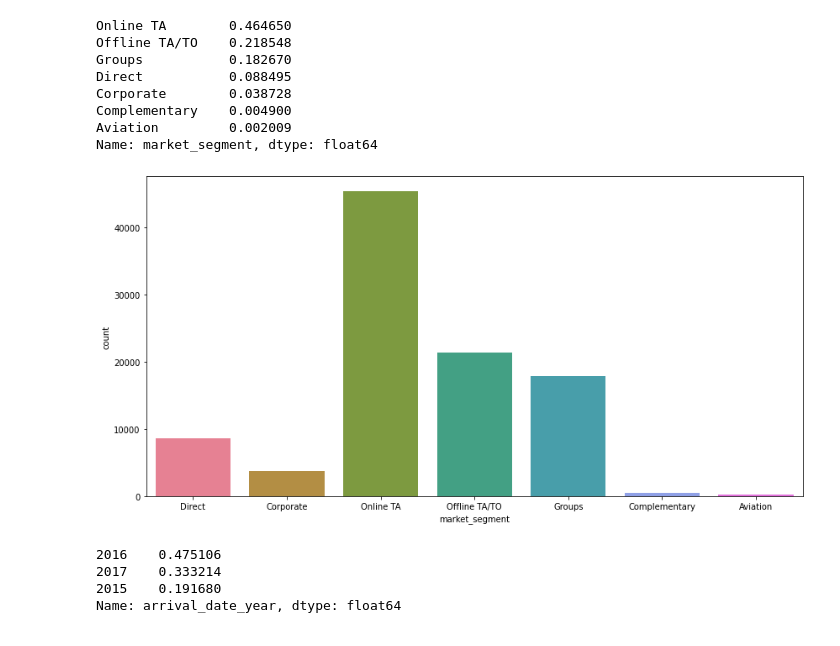
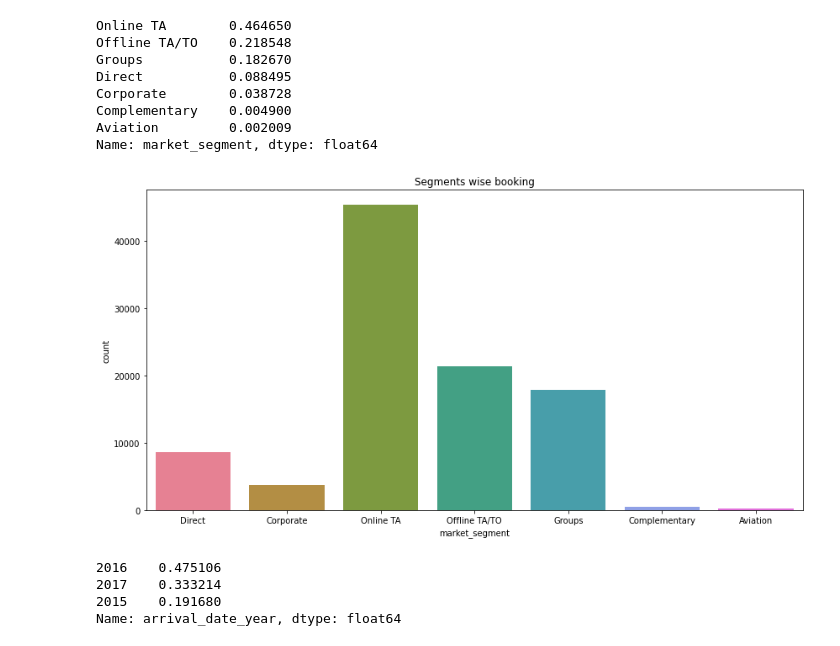
Before and after one commit to UserDs/Hotel-Booking-Analysis, a Jupyter notebook: Hotel_Booking_Analysis.ipynb, the cells around one changed output. Drawn from its saved outputs; the diff is of its cells as text; code cells hidden in the pictures.

```diff
--- a/Hotel_Booking_Analysis.ipynb
+++ b/Hotel_Booking_Analysis.ipynb
@@ -386,14 +401,14 @@ Corporate        0.038728
 Complementary    0.004900
 Aviation         0.002009
 Name: market_segment, dtype: float64
-# %%
-plt.figure(figsize=(14,7))
-sns.countplot(df['market_segment'], palette='husl')
-plt.show()
-
-# Top market_segments are Online TA (46%), Offline TA/TO (21%) and Groups (18%).
-# %% [output]
-[figure, removed]
+# %%
+plt.figure(figsize=(14,7))
+sns.countplot(df['market_segment'], palette='husl').set_title('Segments wise booking')
+plt.show()
+
+# Indirect bookings through online and offline travel agents are higher compared to direct bookings and same is the case with group bookings which are also high.
+# %% [output]
+[figure, added]
 # %%
 # Year
 df.arrival_date_year.value_counts(normalize=True)
```
Also changed, not shown: parts of 44 cells of this notebook.
